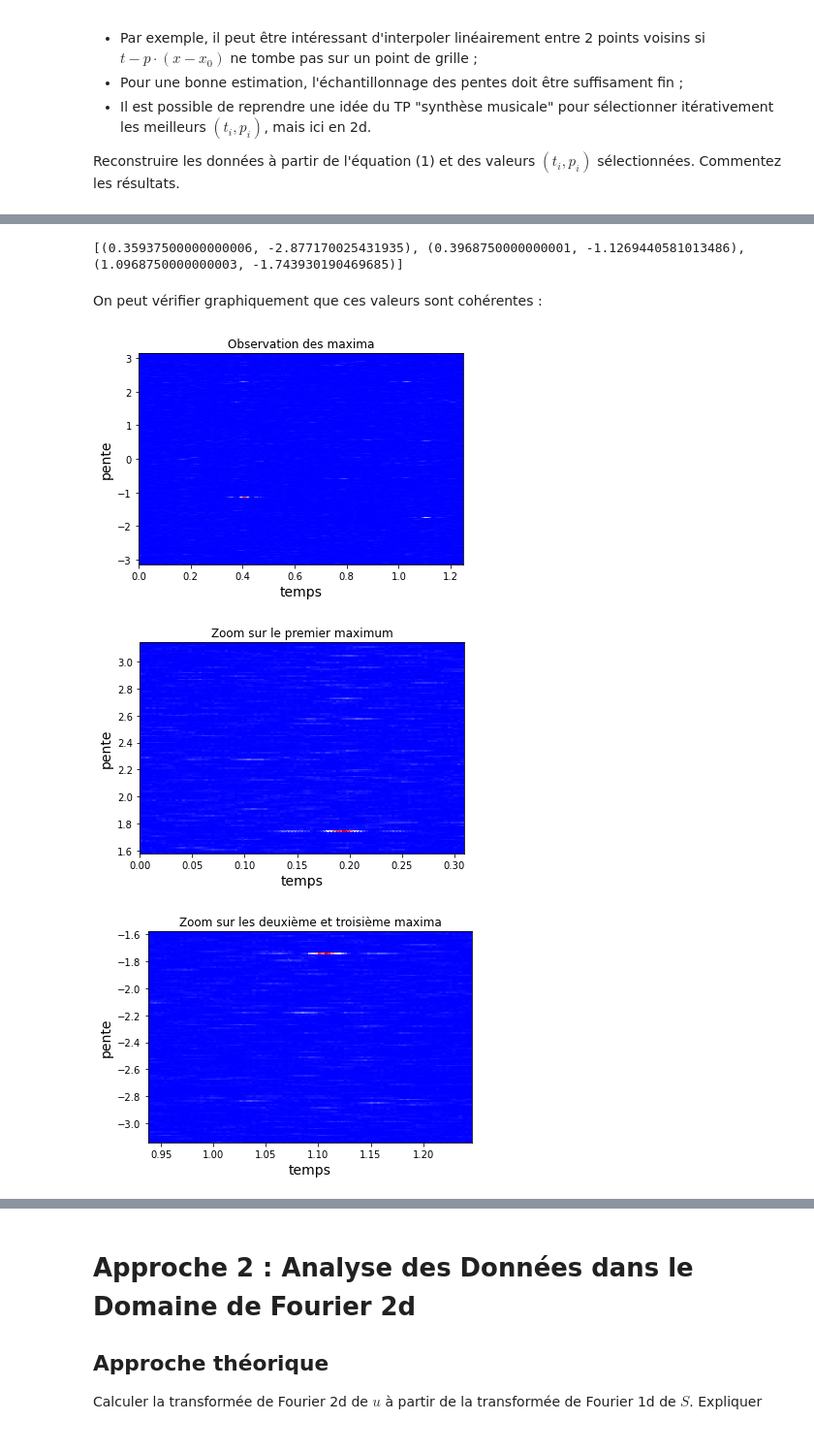
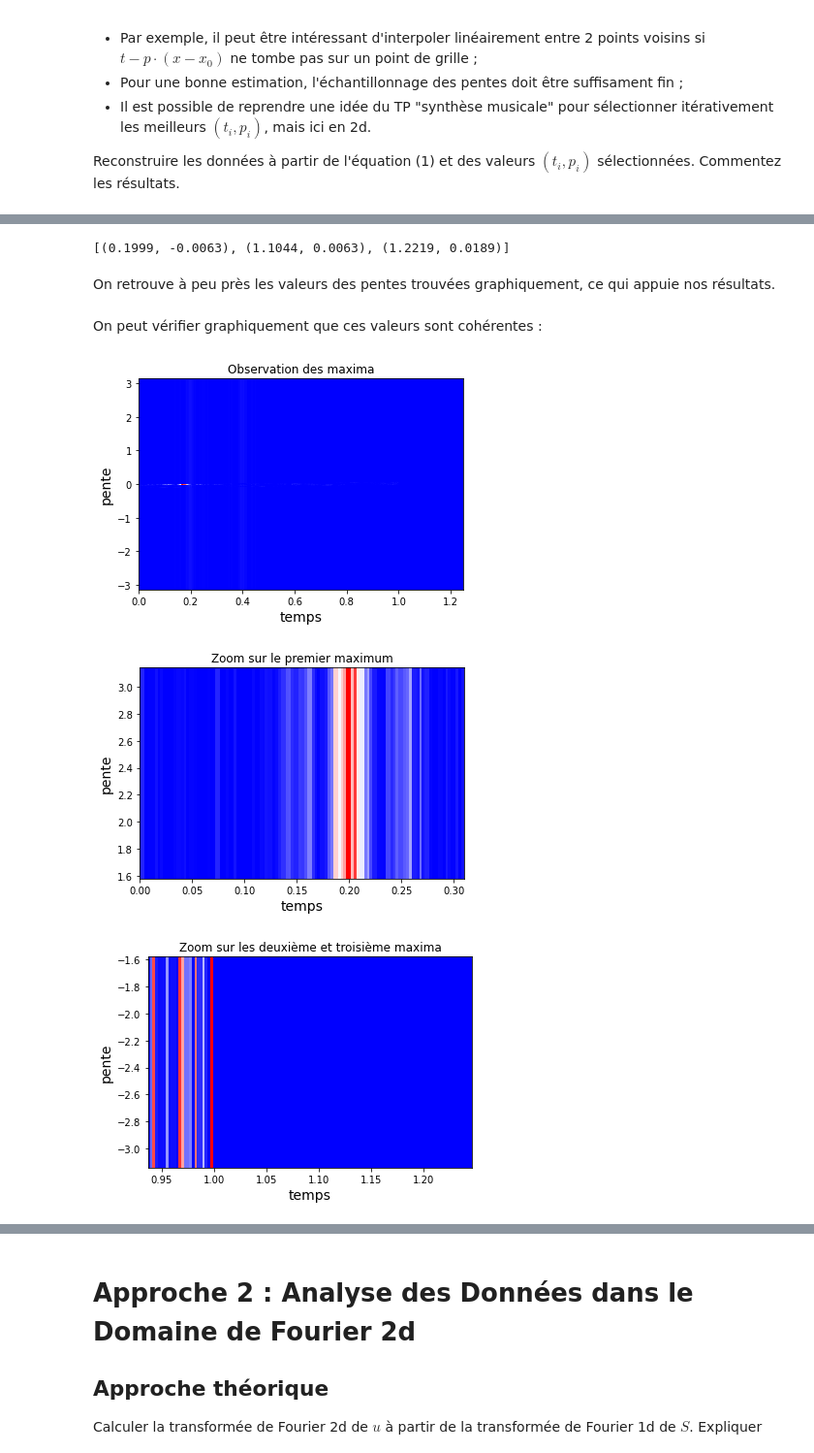
Before and after one commit to gabrielleberrada/projet_traitement_signal, a Jupyter notebook: mini_projet_interpolation/mini_projet_groupe3.ipynb, the cells around one changed output, grey strips where cells are left out. Shown at 97% size. Cells and saved outputs as stored; diff of their text form; code cells hidden in the pictures.

```diff
--- a/mini_projet_interpolation/mini_projet_groupe3.ipynb
+++ b/mini_projet_interpolation/mini_projet_groupe3.ipynb
@@ -224,14 +220,17 @@ Il faut choisir un échantillon suffisamment grand pour couvrir l'ensemble des v
 # échantillons
 n_samples = 500
 pentes_samples = np.linspace(-np.pi, np.pi, n_samples)
-time_samples = np.linspace(0, dt*(nt-1), nt)
+time_samples = np.linspace(0, dt*(nt-1), n_samples)
 
 # fonction F
 x0 = 0
 def F(t, p):
     res = 0
     for n in range(nx):
-        res += gpanel[int(((t - p*(n*dx - x0))/dt)%nt), n]
+        t_F = t - p*(n*dx - x0)
+        #on vérifie que t_F est dans l'intervalle
+        if t_F >= 0 and t_F < 1.2:
+            res += gpanel[int(t_F/dt), n]*dt*dx
     return res**2
 
 # représentation graphique
@@ -241,28 +240,30 @@ def eloignement(value, values, epsilon):
     Teste si l'élément value est à une distance supérieure à epsilon de tous les éléments de values
     """
     for elt in values:
-        if np.linalg.norm(np.subtract(value, elt)) < epsilon:
+        if np.abs(p - elt[1]) < epsilon:
             return False
     return True
 
-epsilon = 5*10**(-2)
+epsilon = 10**(-2)
 maxima = []
 maxima_values = []
 for t in time_samples:
     for p in pentes_samples:
-        # la fonction eloignement s'assure que ce sont bien des maxima locaux
+        # la fonction eloignement s'assure qu'on trouve bien des pentes différentes
         if len(maxima) < 3 and eloignement((t,p), maxima, epsilon):
             maxima.append((t, p))
             maxima_values.append(F(t,p))
-        elif F(t, p) > np.min(maxima_values) and eloignement((t,p), maxima, epsilon):
+        elif F(t, p) > np.min(maxima_values) and eloignement(p, maxima, epsilon):
             index = np.argmin(maxima_values)
             maxima_values.pop(index)
             maxima.pop(index)
             maxima_values.append(F(t,p))
-            maxima.append((t,p))
+            maxima.append((round(t,4),round(p,4)))
 print(maxima)
 # %% [output]
-[(0.35937500000000006, -2.877170025431935), (0.3968750000000001, -1.1269440581013486), (1.0968750000000003, -1.743930190469685)]
+[(0.1999, -0.0063), (1.1044, 0.0063), (1.2219, 0.0189)]
+# %% [markdown]
+On retrouve à peu près les valeurs des pentes trouvées graphiquement, ce qui appuie nos résultats.
 # %%
 t1, p1 = maxima[0]
 t2, p2 = maxima[1]
@@ -271,37 +272,37 @@ t3, p3 = maxima[2]
 On peut vérifier graphiquement que ces valeurs sont cohérentes :
 # %%
 P, T = np.meshgrid(pentes_samples, time_samples)
-F_array = np.zeros((nt, n_samples))
+F_array = np.zeros((n_samples, n_samples))
 for i in range(n_samples):
     for j in range(nt):
         F_array[j, i] = F(time_samples[j], pentes_samples[i])
 
 fig = plt.figure()
 av = plt.subplot(111)
 plt.title("Observation des maxima")
 av.set_ylabel("pente", fontsize = labelsize)
 av.set_xlabel("temps", fontsize = labelsize)
 plt.pcolor(T,P,F_array)
 
 fig = plt.figure()
 av = plt.subplot(111)
 plt.title("Zoom sur le premier maximum")
 av.set_ylabel("pente", fontsize = labelsize)
 av.set_xlabel("temps", fontsize = labelsize)
 plt.pcolor(T[: np.shape(T)[0]//4, -np.shape(T)[1]//4 :], P[: np.shape(P)[0]//4, -np.shape(P)[1]//4 :], F_array[: np.shape(F_array)[0]//4, -np.shape(F_array)[1]//4 :])
 
 
 fig = plt.figure()
 av = plt.subplot(111)
 plt.title("Zoom sur les deuxième et troisième maxima")
 av.set_ylabel("pente", fontsize = labelsize)
 av.set_xlabel("temps", fontsize = labelsize)
 plt.pcolor(T[-np.shape(T)[0]//4 :, : np.shape(T)[1]//4], P[-np.shape(P)[0]//4 :, : np.shape(P)[1]//4 ], F_array[-np.shape(F_array)[0]//4 :, : np.shape(F_array)[1]//4])
 
 #print(np.shape(T), np.shape(P), np.shape(F_array))
 plt.show()
 ## problème d'axes
 # %% [output]
-[figure, old version]
+[figure, new version]
-[figure, old version]
+[figure, new version]
-[figure, old version]
+[figure, new version]
```
Also changed, not shown: parts of 10 cells of this notebook.
